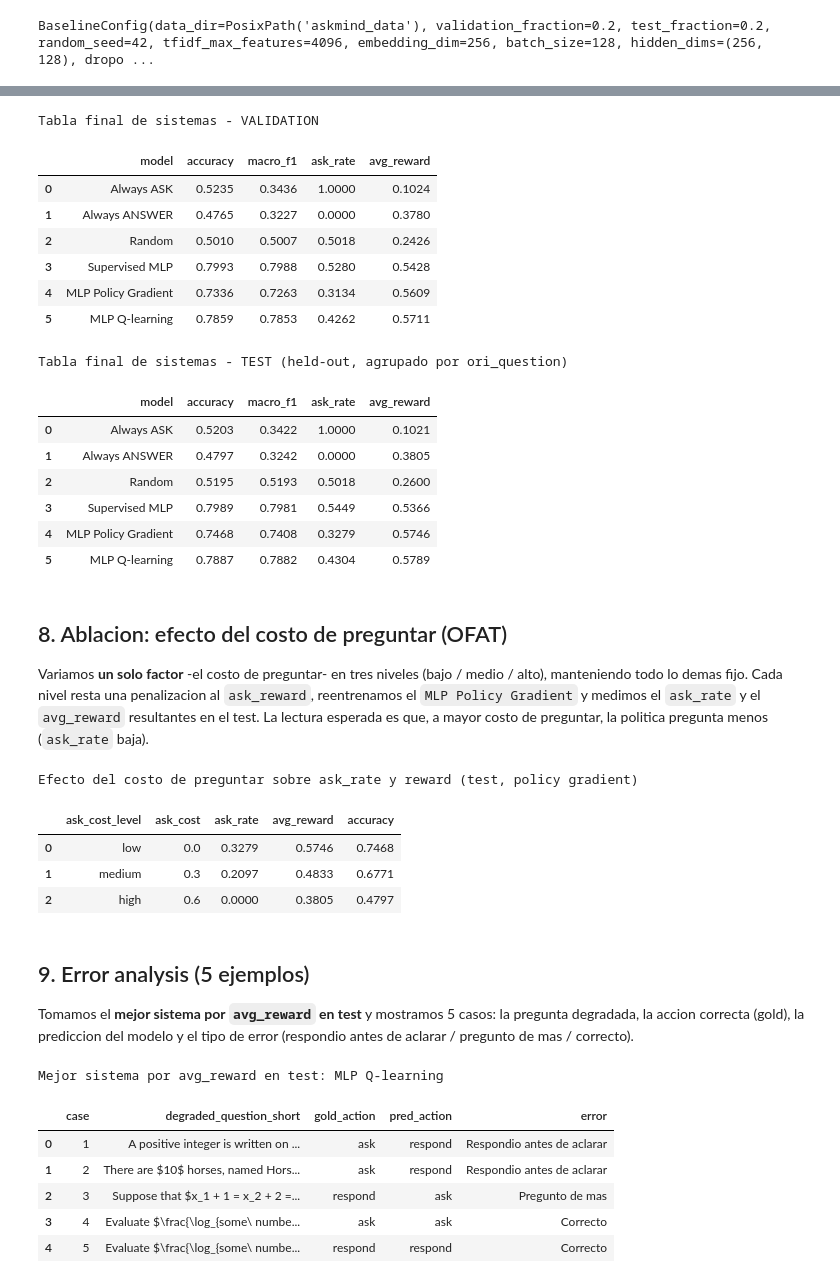
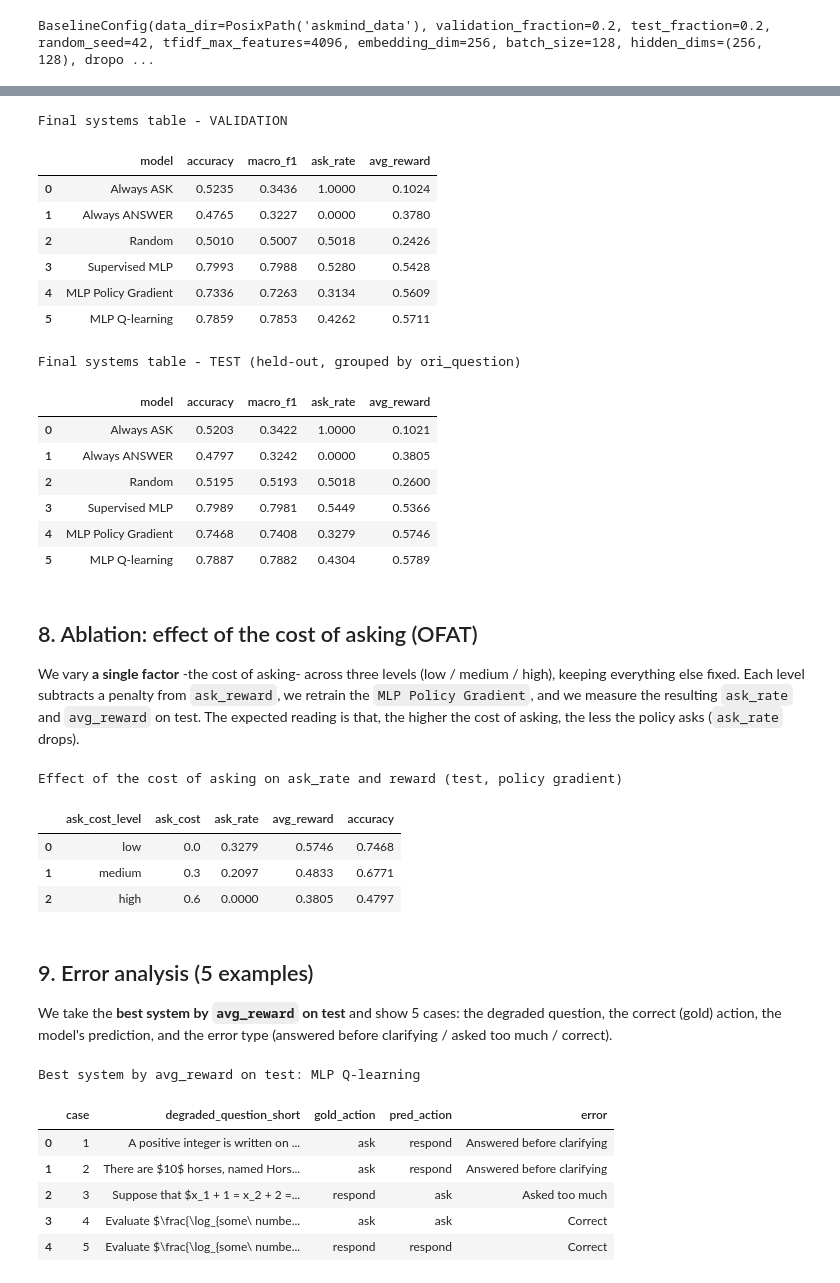
Before and after one commit to Eickyair/rl-askmind-policy, a Jupyter notebook: askmind_mlp_baselines.ipynb, the cells around one changed output, grey strips where cells are left out. Drawn from its saved outputs; the diff is of its cells as text; code cells hidden in the pictures.

```diff
--- a/askmind_mlp_baselines.ipynb
+++ b/askmind_mlp_baselines.ipynb
@@ -891,12 +892,12 @@ def build_official_test_examples(rows: list[dict]) -> pd.DataFrame:
     return pd.DataFrame.from_records(records)
 
 def grouped_train_validation_test_split(examples: pd.DataFrame, config: BaselineConfig) -> tuple[pd.DataFrame, pd.DataFrame, pd.DataFrame]:
-    """Split agrupado por ori_question en train/validation/test.
+    """Group-aware split by ori_question into train/validation/test.
 
-    Agrupar por ori_question evita fuga entre turnos/variantes de la misma
-    conversacion. El test held-out asi obtenido SI tiene etiquetas de accion (a
-    diferencia del test.jsonl oficial), por lo que permite reportar
-    Accuracy/Macro F1/Avg reward, como pide la tabla final del proyecto.
+    Grouping by ori_question prevents leakage between turns/variants of the same
+    conversation. The held-out test obtained this way DOES carry action labels
+    (unlike the official test.jsonl), so it allows reporting
+    Accuracy/Macro F1/Avg reward, as required by the project's final table.
     """
     group_series = examples["ori_question"].fillna("")
     unique_groups = sorted(group_series.unique())
@@ -937,7 +938,7 @@ def print_split_summary(train_df: pd.DataFrame, validation_df: pd.DataFrame, tes
             int((test_df["action"] == "respond").sum()),
         ],
     })
-    print("Resumen de splits por turno (agrupado por ori_question)")
+    print("Per-turn split summary (grouped by ori_question)")
     print(summary.to_string(index=False))
     return summary
 # %% [markdown]
@@ -1452,13 +1453,13 @@ class EmbeddingBuilder:
             missing = [example_id for example_id in df["example_id"] if example_id not in self.embedding_lookup]
             if missing:
                 raise KeyError(
-                    "Faltan embeddings precomputados para algunos example_id. "
-                    f"Primer faltante: {missing[0]}"
+                    "Missing precomputed embeddings for some example_id. "
+                    f"First missing: {missing[0]}"
                 )
             return np.stack([self.embedding_lookup[example_id] for example_id in df["example_id"]]).astype(np.float32)
 
         if self.vectorizer is None:
-            raise RuntimeError("El encoder textual no fue ajustado todavia.")
+            raise RuntimeError("The text encoder has not been fitted yet.")
         sparse_matrix = self.vectorizer.transform(df["state_text"])
         if self.svd is None:
             return sparse_matrix.toarray().astype(np.float32)
@@ -2264,12 +2265,12 @@ final_table_test = build_final_table(
     [evaluate_predictions(name, test_labels, preds, test_rewards) for name, preds in test_preds.items()]
 )
 
-print("Tabla final de sistemas - VALIDATION")
+print("Final systems table - VALIDATION")
 display(final_table_validation.round(4))
-print("Tabla final de sistemas - TEST (held-out, agrupado por ori_question)")
+print("Final systems table - TEST (held-out, grouped by ori_question)")
 display(final_table_test.round(4))
 # %% [output]
-Tabla final de sistemas - VALIDATION
+Final systems table - VALIDATION
 |  | model | accuracy | macro_f1 | ask_rate | avg_reward |
 | 0 | Always ASK | 0.5235 | 0.3436 | 1.0000 | 0.1024 |
 | 1 | Always ANSWER | 0.4765 | 0.3227 | 0.0000 | 0.3780 |
@@ -2277,7 +2278,7 @@ Tabla final de sistemas - VALIDATION
 | 3 | Supervised MLP | 0.7993 | 0.7988 | 0.5280 | 0.5428 |
 | 4 | MLP Policy Gradient | 0.7336 | 0.7263 | 0.3134 | 0.5609 |
 | 5 | MLP Q-learning | 0.7859 | 0.7853 | 0.4262 | 0.5711 |
-Tabla final de sistemas - TEST (held-out, agrupado por ori_question)
+Final systems table - TEST (held-out, grouped by ori_question)
 |  | model | accuracy | macro_f1 | ask_rate | avg_reward |
 | 0 | Always ASK | 0.5203 | 0.3422 | 1.0000 | 0.1021 |
 | 1 | Always ANSWER | 0.4797 | 0.3242 | 0.0000 | 0.3805 |
@@ -2286,13 +2287,13 @@ Tabla final de sistemas - TEST (held-out, agrupado por ori_question)
 | 4 | MLP Policy Gradient | 0.7468 | 0.7408 | 0.3279 | 0.5746 |
 | 5 | MLP Q-learning | 0.7887 | 0.7882 | 0.4304 | 0.5789 |
 # %% [markdown]
-## 8. Ablacion: efecto del costo de preguntar (OFAT)
+## 8. Ablation: effect of the cost of asking (OFAT)
 
-Variamos **un solo factor** -el costo de preguntar- en tres niveles (bajo / medio / alto),
-manteniendo todo lo demas fijo. Cada nivel resta una penalizacion al `ask_reward`,
-reentrenamos el `MLP Policy Gradient` y medimos el `ask_rate` y el `avg_reward`
-resultantes en el test. La lectura esperada es que, a mayor costo de preguntar, la
-politica pregunta menos (`ask_rate` baja).
+We vary **a single factor** -the cost of asking- across three levels (low / medium / high),
+keeping everything else fixed. Each level subtracts a penalty from `ask_reward`, we
+retrain the `MLP Policy Gradient`, and we measure the resulting `ask_rate` and `avg_reward`
+on test. The expected reading is that, the higher the cost of asking, the less the policy
+asks (`ask_rate` drops).
 # %%
 def run_ask_cost_ablation(train_features, train_rewards, validation_features, validation_rewards,
                           test_features, test_labels, test_rewards, config):
@@ -2324,62 +2325,62 @@ ablation_table = run_ask_cost_ablation(
     train_features, train_rewards, validation_features, validation_rewards,
     test_features, test_labels, test_rewards, config,
 )
-print("Efecto del costo de preguntar sobre ask_rate y reward (test, policy gradient)")
+print("Effect of the cost of asking on ask_rate and reward (test, policy gradient)")
 display(ablation_table.round(4))
 # %% [output]
-Efecto del costo de preguntar sobre ask_rate y reward (test, policy gradient)
+Effect of the cost of asking on ask_rate and reward (test, policy gradient)
 |  | ask_cost_level | ask_cost | ask_rate | avg_reward | accuracy |
 | 0 | low | 0.0 | 0.3279 | 0.5746 | 0.7468 |
 | 1 | medium | 0.3 | 0.2097 | 0.4833 | 0.6771 |
 | 2 | high | 0.6 | 0.0000 | 0.3805 | 0.4797 |
 # %% [markdown]
-## 9. Error analysis (5 ejemplos)
+## 9. Error analysis (5 examples)
 
-Tomamos el **mejor sistema por `avg_reward` en test** y mostramos 5 casos: la pregunta
-degradada, la accion correcta (gold), la prediccion del modelo y el tipo de error
-(respondio antes de aclarar / pregunto de mas / correcto).
+We take the **best system by `avg_reward` on test** and show 5 cases: the degraded
+question, the correct (gold) action, the model's prediction, and the error type
+(answered before clarifying / asked too much / correct).
 # %%
 def describe_error(gold_action, predicted_action):
     if gold_action == predicted_action:
-        return "Correcto"
+        return "Correct"
     if gold_action == "ask" and predicted_action == "respond":
-        return "Respondio antes de aclarar"
+        return "Answered before clarifying"
     if gold_action == "respond" and predicted_action == "ask":
-        return "Pregunto de mas"
-    return "Otro"
+        return "Asked too much"
+    return "Other"
 
 
 def build_error_analysis(df, labels, predictions, n_examples=5):
     work = df.reset_index(drop=True).copy()
     work["gold_action"] = [INDEX_TO_ACTION[int(label)] for label in labels]
     work["pred_action"] = [INDEX_TO_ACTION[int(pred)] for pred in predictions]
     work["error"] = [describe_error(g, p) for g, p in zip(work["gold_action"], work["pred_action"])]
 
     answered_early = work[(work["gold_action"] == "ask") & (work["pred_action"] == "respond")]
     over_asked = work[(work["gold_action"] == "respond") & (work["pred_action"] == "ask")]
     correct = work[work["gold_action"] == work["pred_action"]]
 
     selection = pd.concat([answered_early.head(2), over_asked.head(1), correct.head(2)]).drop_duplicates(subset="example_id")
     if len(selection) < n_examples:
         remaining = work[~work["example_id"].isin(selection["example_id"])]
         selection = pd.concat([selection, remaining.head(n_examples - len(selection))])
 
     selection = selection.head(n_examples).reset_index(drop=True)
     selection.insert(0, "case", range(1, len(selection) + 1))
     selection["degraded_question_short"] = selection["degraded_question"].map(lambda text: normalize_whitespace(text)[:160])
     return selection[["case", "degraded_question_short", "gold_action", "pred_action", "error"]]
 
 
 best_system = final_table_test.iloc[final_table_test["avg_reward"].values.argmax()]["model"]
 best_system_key = {value: key for key, value in DISPLAY_NAMES.items()}[best_system]
-print(f"Mejor sistema por avg_reward en test: {best_system}")
+print(f"Best system by avg_reward on test: {best_system}")
 error_table = build_error_analysis(test_df, test_labels, test_preds[best_system_key], n_examples=5)
 display(error_table)
 # %% [output]
-Mejor sistema por avg_reward en test: MLP Q-learning
+Best system by avg_reward on test: MLP Q-learning
 |  | case | degraded_question_short | gold_action | pred_action | error |
-| 0 | 1 | A positive integer is written on ... | ask | respond | Respondio antes de aclarar |
-| 1 | 2 | There are $10$ horses, named Hors... | ask | respond | Respondio antes de aclarar |
-| 2 | 3 | Suppose that $x_1 + 1 = x_2 + 2 =... | respond | ask | Pregunto de mas |
-| 3 | 4 | Evaluate $\frac{\log_{some\ numbe... | ask | ask | Correcto |
-| 4 | 5 | Evaluate $\frac{\log_{some\ numbe... | respond | respond | Correcto |
+| 0 | 1 | A positive integer is written on ... | ask | respond | Answered before clarifying |
+| 1 | 2 | There are $10$ horses, named Hors... | ask | respond | Answered before clarifying |
+| 2 | 3 | Suppose that $x_1 + 1 = x_2 + 2 =... | respond | ask | Asked too much |
+| 3 | 4 | Evaluate $\frac{\log_{some\ numbe... | ask | ask | Correct |
+| 4 | 5 | Evaluate $\frac{\log_{some\ numbe... | respond | respond | Correct |
```
Also changed, not shown: parts of 21 cells of this notebook, 1 other file.
